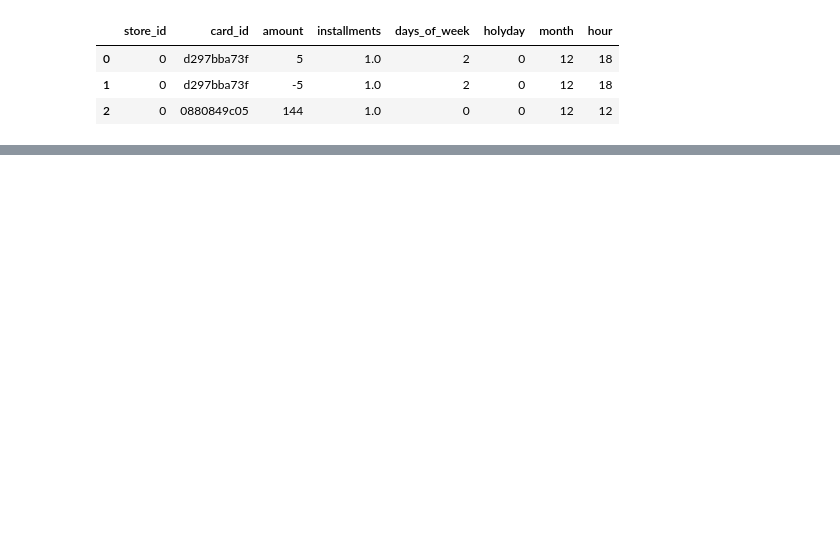
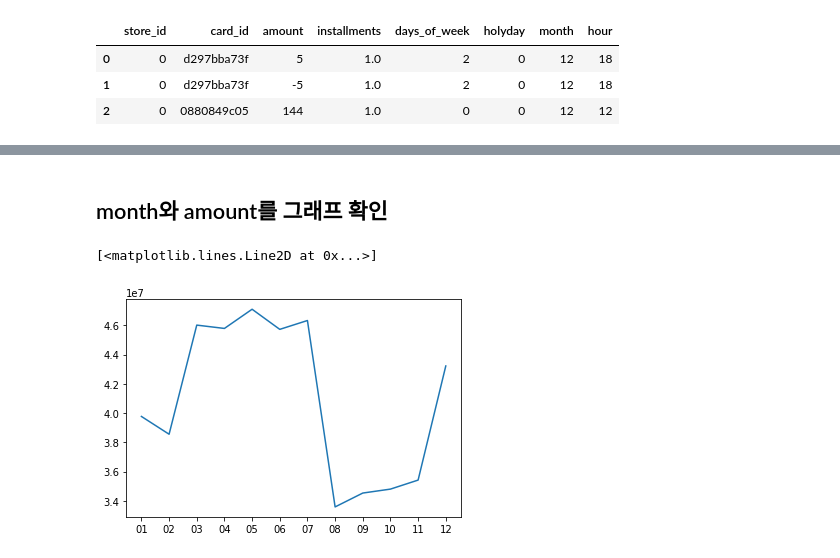
Before and after one commit to SeoMinJong/-, a Jupyter notebook: credit_my_ex.ipynb, the cells around one changed output, grey strips where cells are left out. Cells and saved outputs as stored; diff of their text form; code cells hidden in the pictures; blank space fills up the shorter version.

```diff
--- a/credit_my_ex.ipynb
+++ b/credit_my_ex.ipynb
@@ -571,0 +780,10 @@ df.head(3)
+# %% [markdown]
+## month와 amount를 그래프 확인
+# %%
+fred2_3 = df[['month','amount']]
+fred2_3_1 = fred2_3['amount'].groupby(fred2_3['month'])
+fred2_3_sum = fred2_3_1.sum()
+plt.plot(fred2_3_sum)
+# %% [output]
+[<matplotlib.lines.Line2D at 0x...>]
+[figure, added]
```
Also changed, not shown: parts of 19 cells of this notebook.
